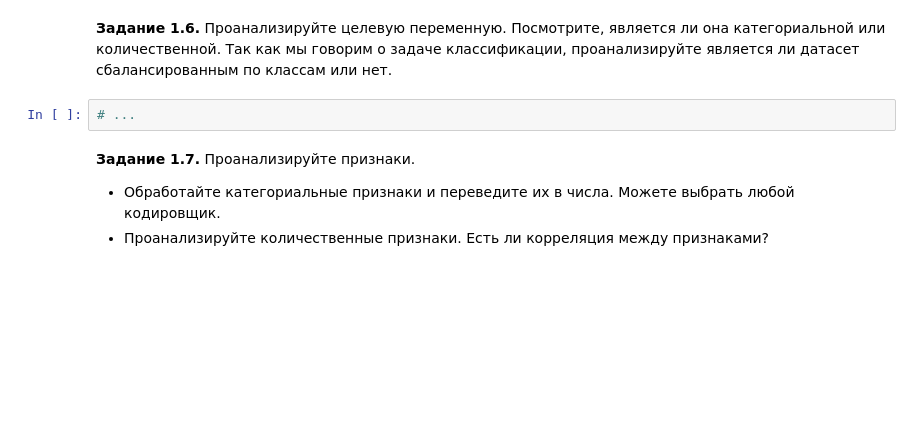
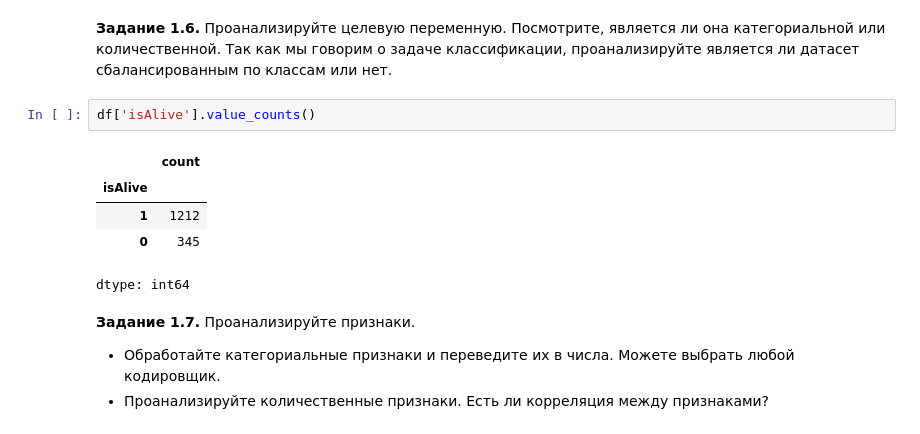
Before and after one commit to OldPetyaTrucker/MuratSamsung, a Jupyter notebook: week_01_ml_intro/Homework/hw_1_game_of_thrones.ipynb, the cells around one changed output. Drawn from its saved outputs; the diff is of its cells as text; blank space fills up the shorter version.

```diff
--- a/week_01_ml_intro/Homework/hw_1_game_of_thrones.ipynb
+++ b/week_01_ml_intro/Homework/hw_1_game_of_thrones.ipynb
@@ -331,7 +342,13 @@ df.drop(columns=[...], inplace = True)
 # %% [markdown]
 **Задание 1.6.** Проанализируйте целевую переменную. Посмотрите, является ли она категориальной или количественной. Так как мы говорим о задаче классификации, проанализируйте является ли датасет сбалансированным по классам или нет.
-# %%
-# ...
+# %%
+df['isAlive'].value_counts()
+# %% [output]
+|  | count |
+| isAlive |  |
+| 1 | 1212 |
+| 0 | 345 |
+dtype: int64
 # %% [markdown]
 **Задание 1.7.** Проанализируйте признаки.
   * Обработайте категориальные признаки и переведите их в числа. Можете выбрать любой кодировщик.
```
Also changed, not shown: parts of 2 cells of this notebook.
